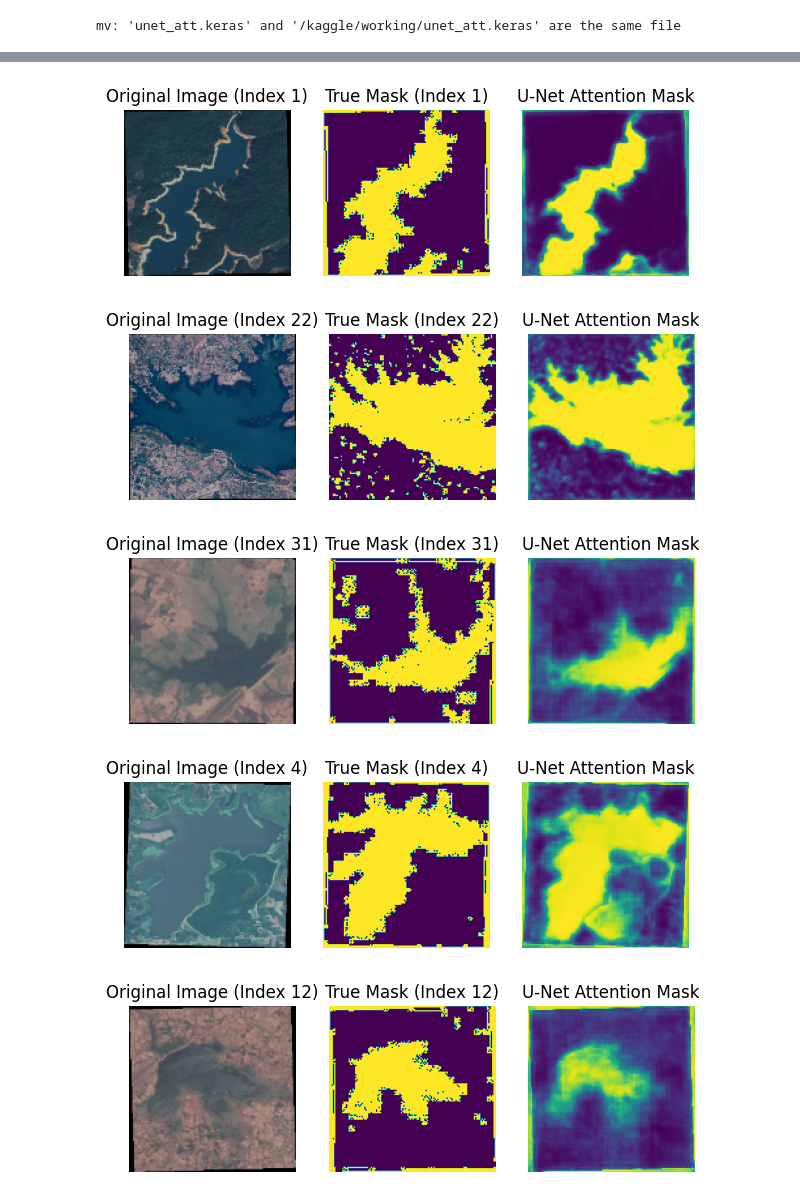
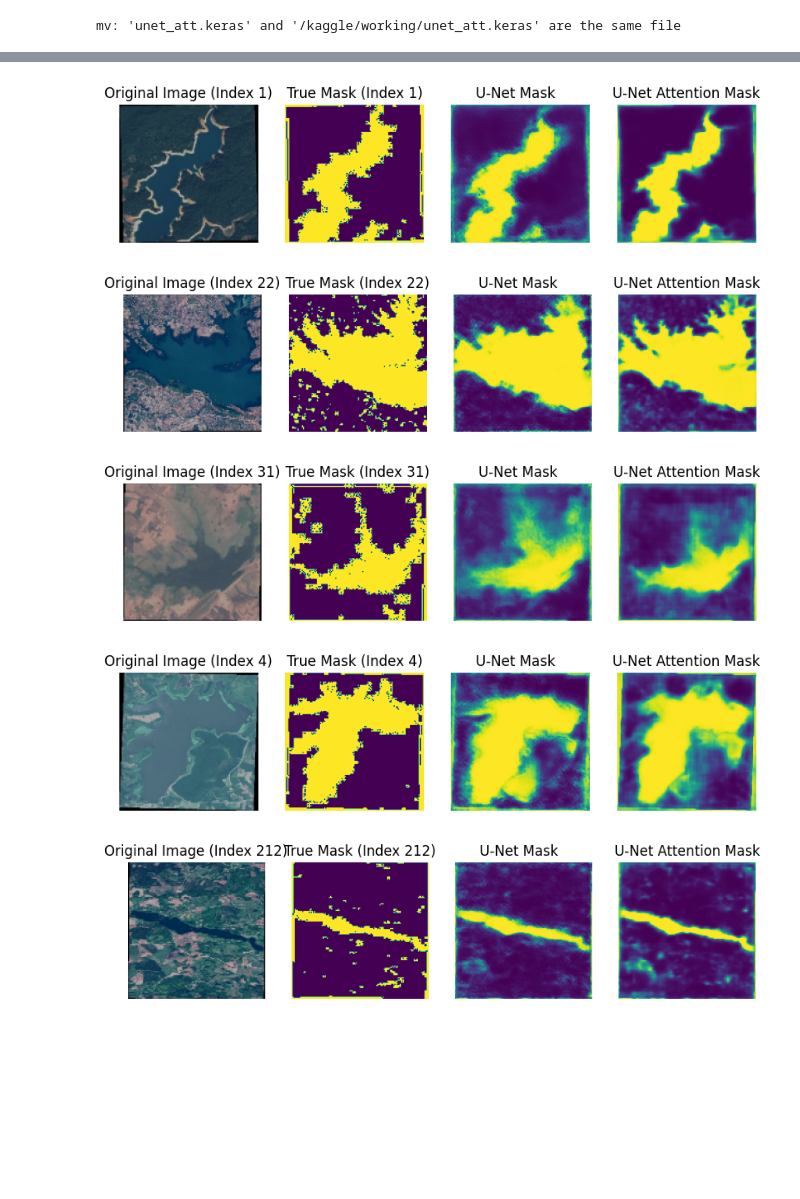
Before and after one commit to kawish14/Thesis, a Jupyter notebook: water-body-segmentation-thesis.ipynb, the cells around one changed output, grey strips where cells are left out. Drawn from its saved outputs; the diff is of its cells as text; code cells hidden in the pictures; blank space fills up the shorter version.

Commit message:
Kaggle Notebook | Water Body Segmentation (Thesis) | UNET and UNET Attention

```diff
--- a/water-body-segmentation-thesis.ipynb
+++ b/water-body-segmentation-thesis.ipynb
@@ -231,0 +254,26 @@ def plot_images(X_test, y_test, unet_attention, selected_indices):
+# %%
+def unet_model(input_shape, num_classes):
+    inputs = tf.keras.layers.Input(shape = input_shape)
+
+    s1 = encoder_block(inputs, 32)
+    s2 = encoder_block(s1, 64)
+    s3 = encoder_block(s2, 128)
+    s4 = encoder_block(s3, 256)
+    print(s4.shape)
+    b1 = tf.keras.layers.Conv2D(filters = 512, kernel_size = (3, 3), padding = "same")(s4) # kernel_initializer = "he_uniform"
+    b1 = tf.keras.layers.Activation('relu')(b1)
+    b1 = tf.keras.layers.Conv2D(filters = 512, kernel_size = (3, 3), padding = "same")(b1) #  kernel_initializer = "he_uniform"
+    b1 = tf.keras.layers.Activation('relu')(b1)
+
+    s5 = decoder_block(b1, s4, 256)
+    s6 = decoder_block(s5, s3, 128)
+    s7 = decoder_block(s6, s2, 64)
+    s8 = decoder_block(s7, s1, 32)
+
+    outputs = tf.keras.layers.Conv2D(filters = num_classes, kernel_size = (3, 3), padding = "same", activation = "sigmoid")(s8)
+
+    model = tf.keras.models.Model(inputs = [inputs], outputs = [outputs], name = 'U-Net')
+    return model
+# %%
+model = unet_model(input_shape = (128, 128, 3), num_classes = 1)
+model.summary()
@@ -231,0 +303,2 @@ def plot_images(X_test, y_test, unet_attention, selected_indices):
+# %%
+unet_trained_model = load_model("/kaggle/input/unet/tensorflow2/default/1/UNET.keras")
@@ -231,0 +321,2 @@ def plot_images(X_test, y_test, unet_attention, selected_indices):
+# %%
+unet_masks = unet_trained_model.predict(X_test)
@@ -393,8 +490,8 @@ unet_att_masks = unet_att.predict(X_test)
 # %%
-plot_images(X_test, y_test,unet_att_masks, selected_indices = [1, 22, 31, 4, 12, 95])
+plot_images(X_test, y_test, unet_masks, unet_att_masks,  selected_indices = [1, 22, 31, 4, 212, 95])
 # %% [output]
-[figure, old version]
+[figure, new version]
-[figure, old version]
+[figure, new version]
-[figure, old version]
+[figure, new version]
-[figure, old version]
+[figure, new version]
-[figure, old version]
+[figure, new version]
```
Also changed, not shown: parts of 31 cells of this notebook.
